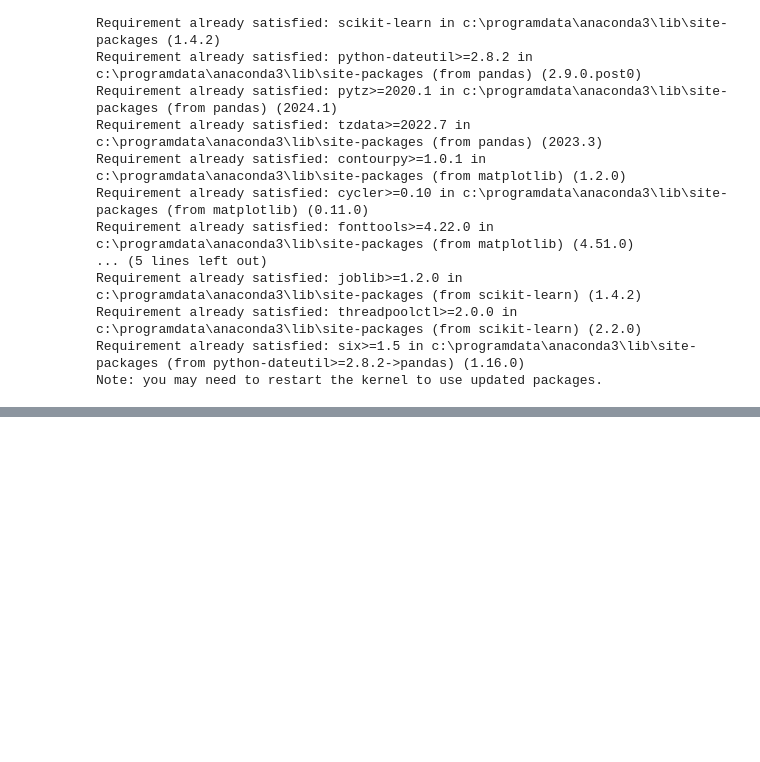
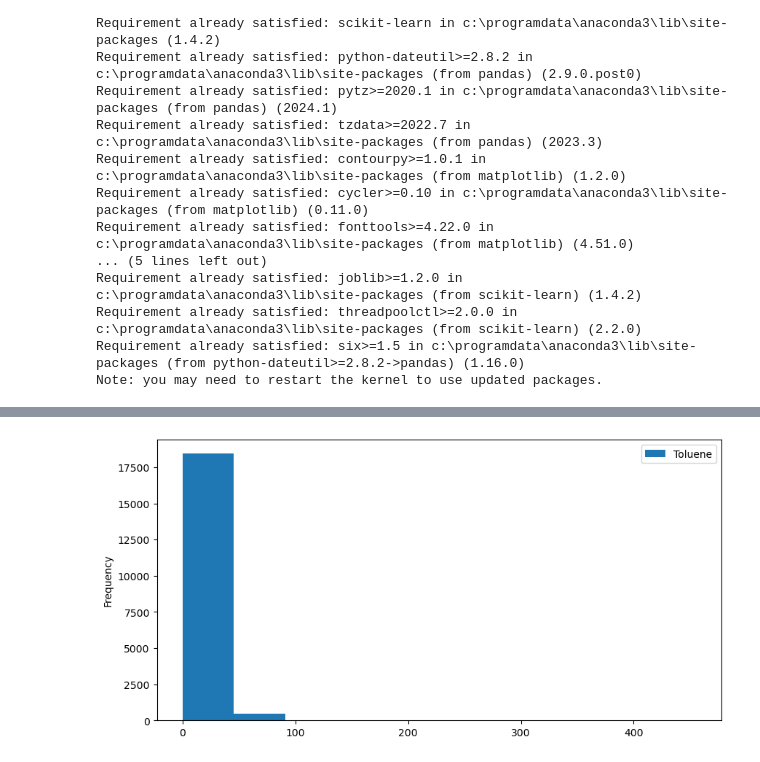
Before and after one commit to taskmasterzoro/week-1-AQI-Prediction, a Jupyter notebook: air_quality.ipynb, the cells around one changed output, grey strips where cells are left out. Cells and saved outputs as stored; diff of their text form; code cells hidden in the pictures; blank space fills up the shorter version.

```diff
--- a/air_quality.ipynb
+++ b/air_quality.ipynb
@@ -158,0 +196,6 @@ dtype: float64
+# %%
+df['Toluene'].plot(kind='hist',figsize=(10,5))
+plt.legend()
+plt.show()
+# %% [output]
+[figure, added]
```
Also changed, not shown: parts of 61 cells of this notebook.
